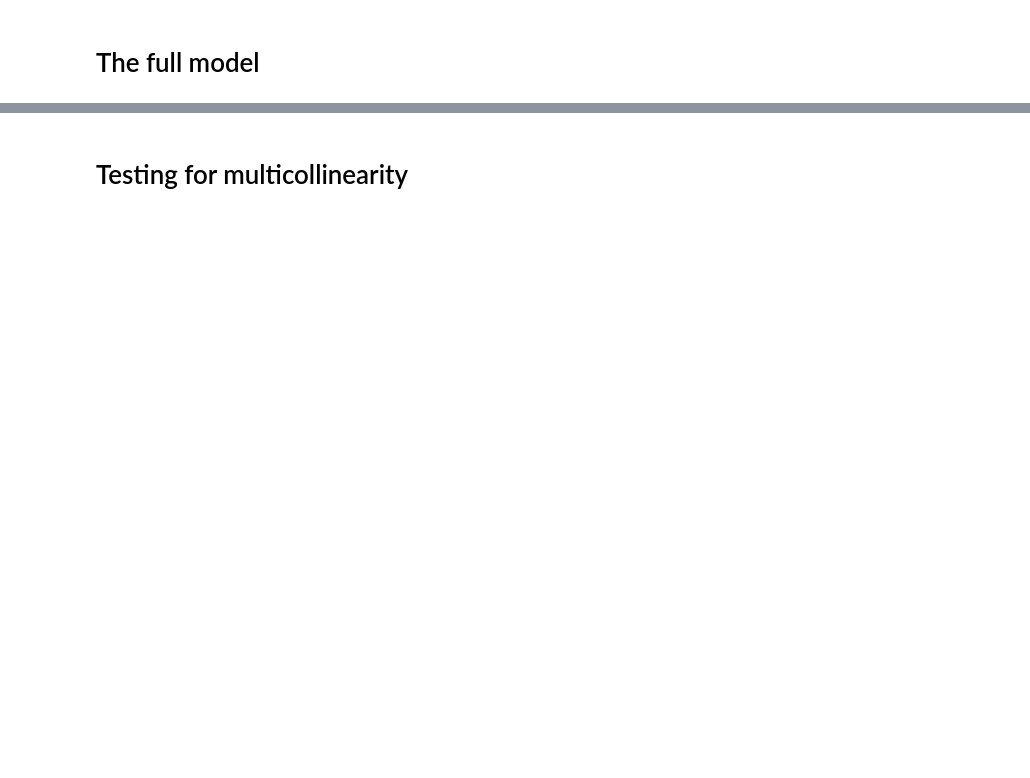
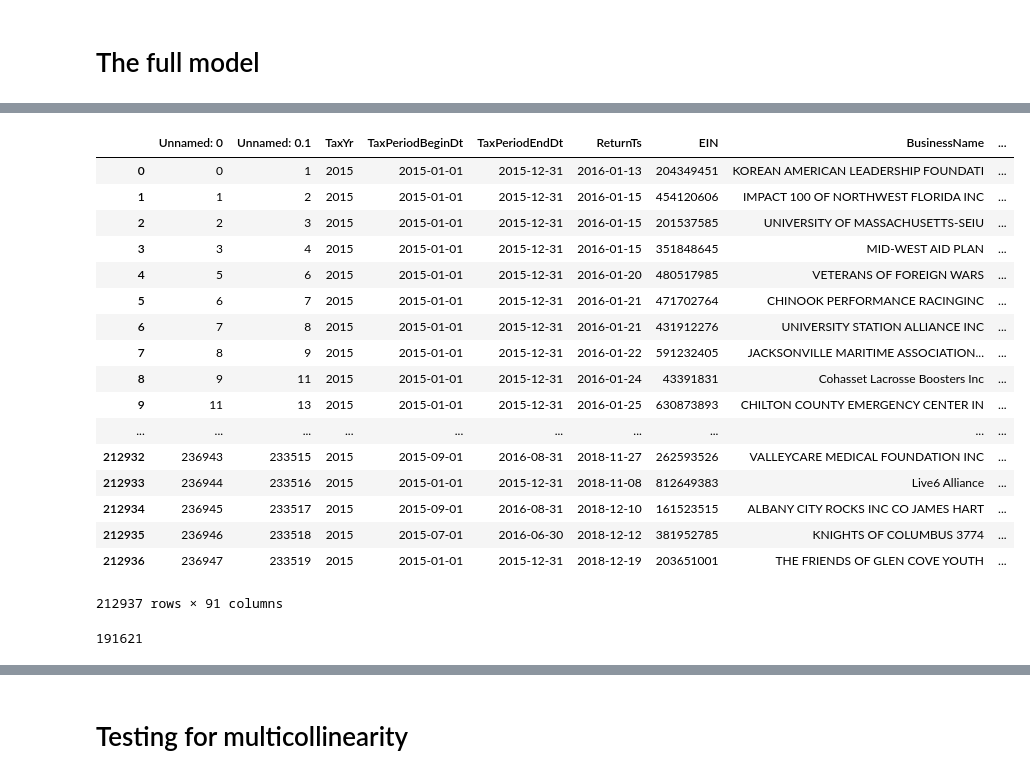
Before and after one commit to ethantenison/Impact_Capital, a Jupyter notebook: notebooks/statistics.ipynb, the cells around one changed output, grey strips where cells are left out. Cells and saved outputs as stored; diff of their text form; code cells hidden in the pictures; blank space fills up the shorter version.

Commit message:
found error didn't disgard duplicates

```diff
--- a/notebooks/statistics.ipynb
+++ b/notebooks/statistics.ipynb
@@ -268,0 +281,21 @@ df_all= pd.concat([df.reset_index(drop=True), NTEE_Code], axis=1, ignore_index=F
+# %%
+df_all
+# %% [output]
+|  | Unnamed: 0 | Unnamed: 0.1 | TaxYr | TaxPeriodBeginDt | TaxPeriodEndDt | ReturnTs | EIN | BusinessName | ... |
+| 0 | 0 | 1 | 2015 | 2015-01-01 | 2015-12-31 | 2016-01-13 | 204349451 | KOREAN AMERICAN LEADERSHIP FOUNDATI | ... |
+| 1 | 1 | 2 | 2015 | 2015-01-01 | 2015-12-31 | 2016-01-15 | 454120606 | IMPACT 100 OF NORTHWEST FLORIDA INC | ... |
+| 2 | 2 | 3 | 2015 | 2015-01-01 | 2015-12-31 | 2016-01-15 | 201537585 | UNIVERSITY OF MASSACHUSETTS-SEIU | ... |
+| 3 | 3 | 4 | 2015 | 2015-01-01 | 2015-12-31 | 2016-01-15 | 351848645 | MID-WEST AID PLAN | ... |
+| 4 | 5 | 6 | 2015 | 2015-01-01 | 2015-12-31 | 2016-01-20 | 480517985 | VETERANS OF FOREIGN WARS | ... |
+| 5 | 6 | 7 | 2015 | 2015-01-01 | 2015-12-31 | 2016-01-21 | 471702764 | CHINOOK PERFORMANCE RACINGINC | ... |
+| 6 | 7 | 8 | 2015 | 2015-01-01 | 2015-12-31 | 2016-01-21 | 431912276 | UNIVERSITY STATION ALLIANCE INC | ... |
+| 7 | 8 | 9 | 2015 | 2015-01-01 | 2015-12-31 | 2016-01-22 | 591232405 | JACKSONVILLE MARITIME ASSOCIATION... | ... |
+| 8 | 9 | 11 | 2015 | 2015-01-01 | 2015-12-31 | 2016-01-24 | 43391831 | Cohasset Lacrosse Boosters Inc | ... |
+| 9 | 11 | 13 | 2015 | 2015-01-01 | 2015-12-31 | 2016-01-25 | 630873893 | CHILTON COUNTY EMERGENCY CENTER IN | ... |
+| ... | ... | ... | ... | ... | ... | ... | ... | ... | ... |
+| 212932 | 236943 | 233515 | 2015 | 2015-09-01 | 2016-08-31 | 2018-11-27 | 262593526 | VALLEYCARE MEDICAL FOUNDATION INC | ... |
+| 212933 | 236944 | 233516 | 2015 | 2015-01-01 | 2015-12-31 | 2018-11-08 | 812649383 | Live6 Alliance | ... |
+| 212934 | 236945 | 233517 | 2015 | 2015-09-01 | 2016-08-31 | 2018-12-10 | 161523515 | ALBANY CITY ROCKS INC CO JAMES HART | ... |
+| 212935 | 236946 | 233518 | 2015 | 2015-07-01 | 2016-06-30 | 2018-12-12 | 381952785 | KNIGHTS OF COLUMBUS 3774 | ... |
+| 212936 | 236947 | 233519 | 2015 | 2015-01-01 | 2015-12-31 | 2018-12-19 | 203651001 | THE FRIENDS OF GLEN COVE YOUTH | ... |
+212937 rows × 91 columns
@@ -268,0 +306,4 @@ df_all= pd.concat([df.reset_index(drop=True), NTEE_Code], axis=1, ignore_index=F
+# %%
+len(testing)
+# %% [output]
+191621
```
Also changed, not shown: parts of 19 cells of this notebook, 2 other files.
